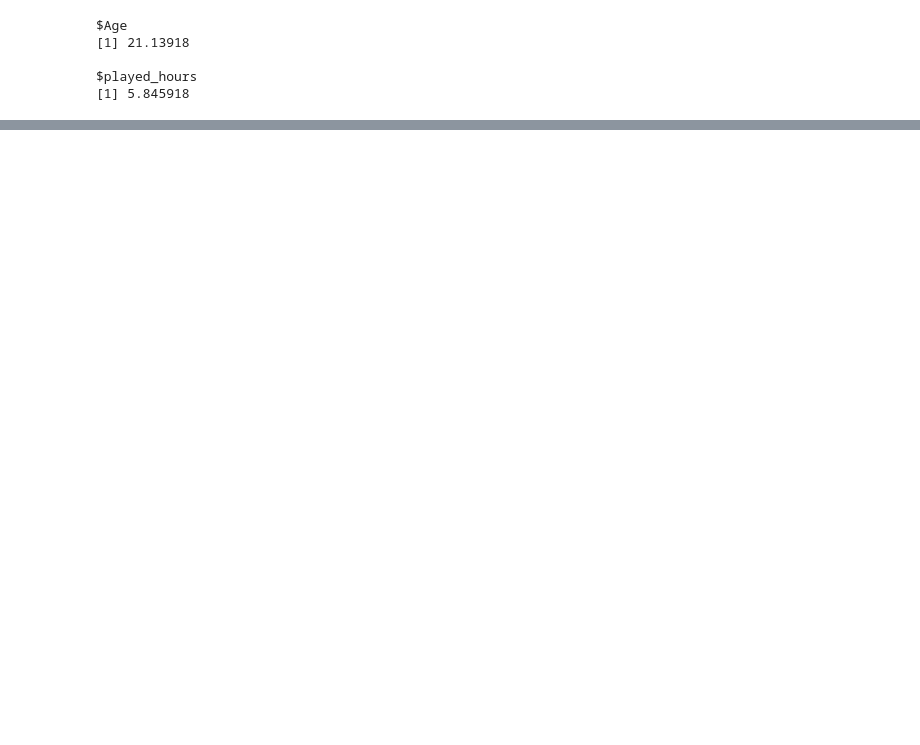
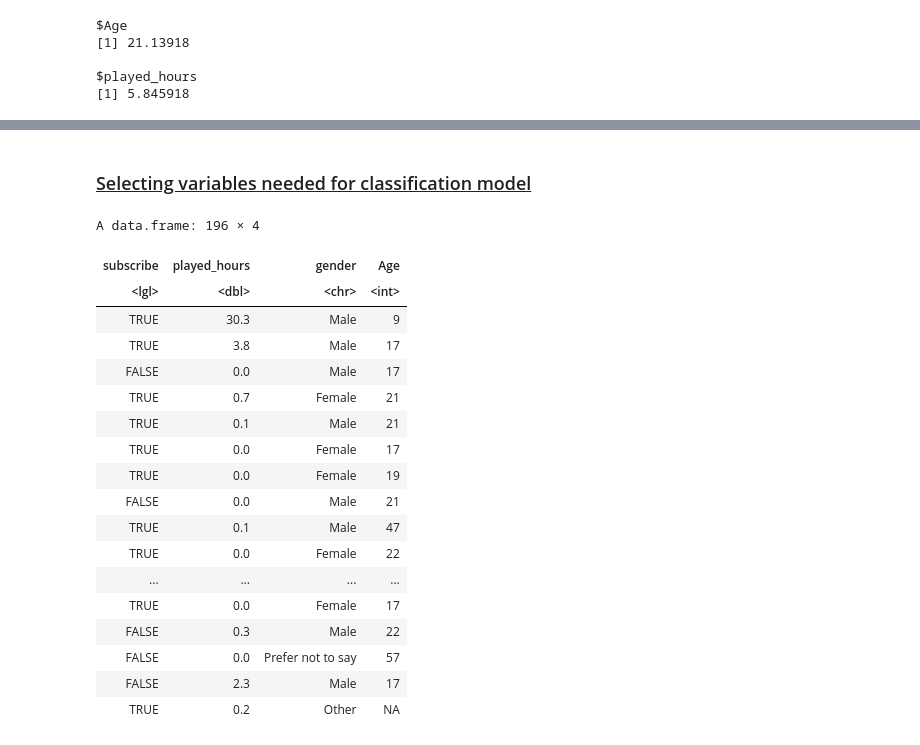
Before and after one commit to bhallasaachi/dsci-100-2025w1-Saachi-group-45, a Jupyter notebook: Saachi_Bhalla_group_45.ipynb, the cells around one changed output, grey strips where cells are left out. Cells and saved outputs as stored; diff of their text form; code cells hidden in the pictures; blank space fills up the shorter version.

```diff
--- a/Saachi_Bhalla_group_45.ipynb
+++ b/Saachi_Bhalla_group_45.ipynb
@@ -195,6 +205,33 @@ A tibble: 7 × 2
 | Other | 1 |
 | Prefer not to say | 11 |
 | Two-Spirited | 6 |
+# %% [markdown]
+<h3><u>Selecting variables needed for classification model</u></h3>
+# %%
+classification_data <-
+select(players, subscribe, played_hours, gender, Age)
+classification_data
+## subscribe is the response variable, gender, Age and played_hours are the explanatory variables
+# %% [output]
+A data.frame: 196 × 4
+| subscribe | played_hours | gender | Age |
+| <lgl> | <dbl> | <chr> | <int> |
+| TRUE | 30.3 | Male | 9 |
+| TRUE | 3.8 | Male | 17 |
+| FALSE | 0.0 | Male | 17 |
+| TRUE | 0.7 | Female | 21 |
+| TRUE | 0.1 | Male | 21 |
+| TRUE | 0.0 | Female | 17 |
+| TRUE | 0.0 | Female | 19 |
+| FALSE | 0.0 | Male | 21 |
+| TRUE | 0.1 | Male | 47 |
+| TRUE | 0.0 | Female | 22 |
+| ... | ... | ... | ... |
+| TRUE | 0.0 | Female | 17 |
+| FALSE | 0.3 | Male | 22 |
+| FALSE | 0.0 | Prefer not to say | 57 |
+| FALSE | 2.3 | Male | 17 |
+| TRUE | 0.2 | Other | NA |
 # %% [markdown]
 $-------------------------------------------------------------------------------------------------------------------------------------------------------$
 # %% [markdown]
```
Also changed, not shown: parts of 28 cells of this notebook.
